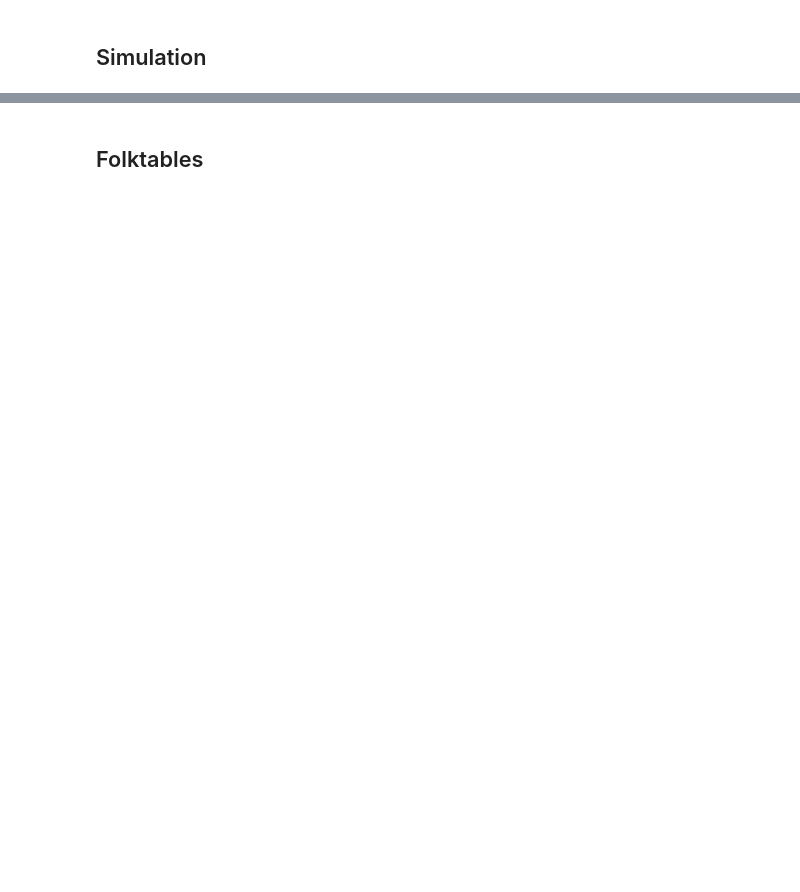
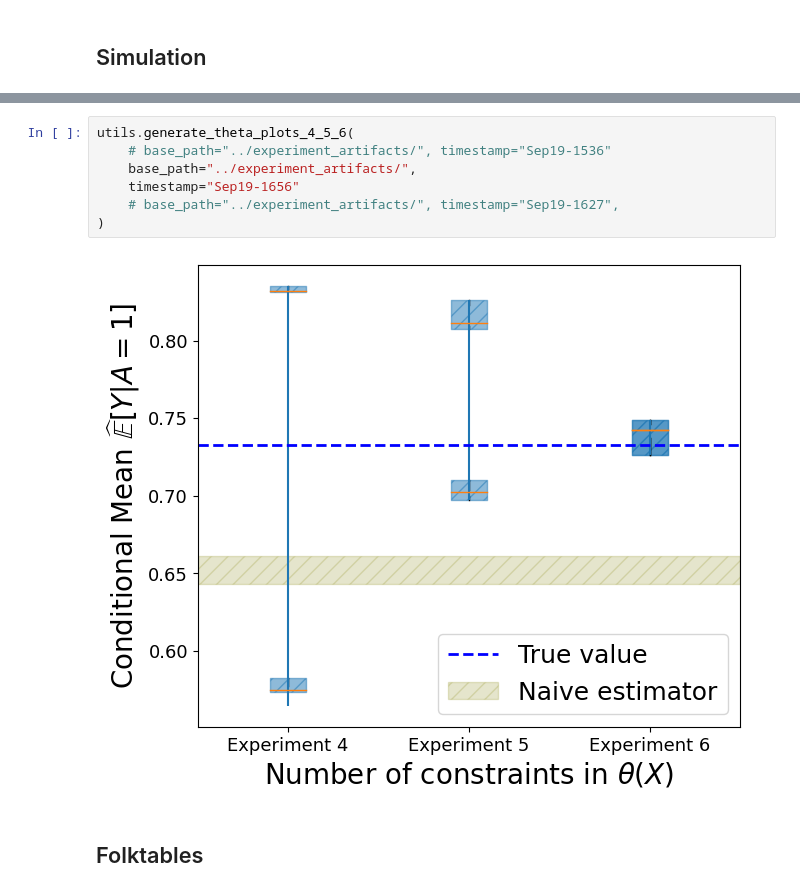
Before and after one commit to secg5/inference_contrained_distribution_shift, a Jupyter notebook: plotting/paper_plots.ipynb, the cells around one changed output, grey strips where cells are left out. Drawn from its saved outputs; the diff is of its cells as text; blank space fills up the shorter version.

```diff
--- a/plotting/paper_plots.ipynb
+++ b/plotting/paper_plots.ipynb
@@ -20,2 +23,11 @@ utils.generate_theta_plots(
+# %%
+utils.generate_theta_plots_4_5_6(
+    # base_path="../experiment_artifacts/", timestamp="Sep19-1536"
+    base_path="../experiment_artifacts/",
+    timestamp="Sep19-1656"
+    # base_path="../experiment_artifacts/", timestamp="Sep19-1627",
+)
+# %% [output]
+[figure, added]
 # %% [markdown]
 ## Folktables
```
Also changed, not shown: parts of 4 cells of this notebook, 1 other file.
